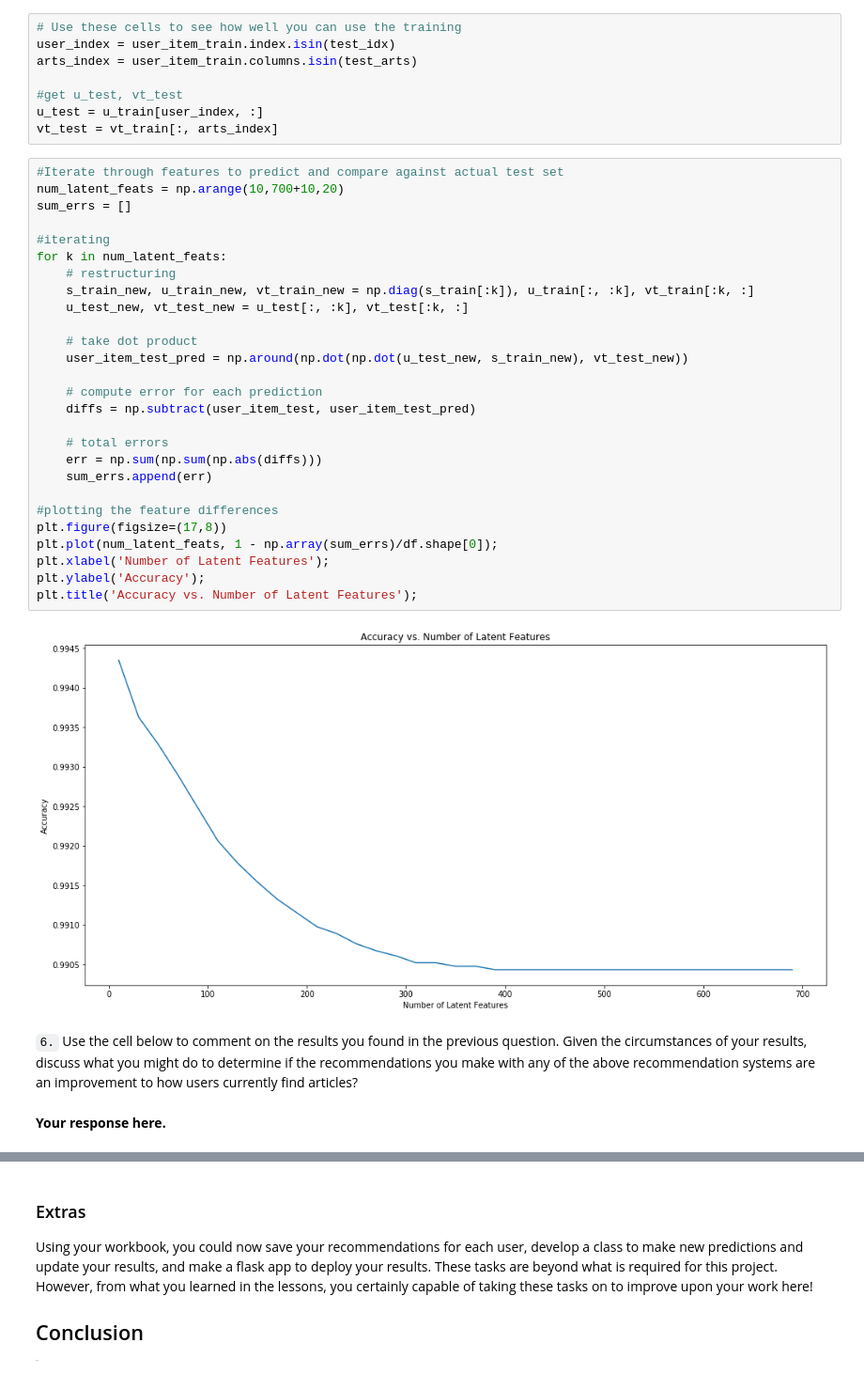
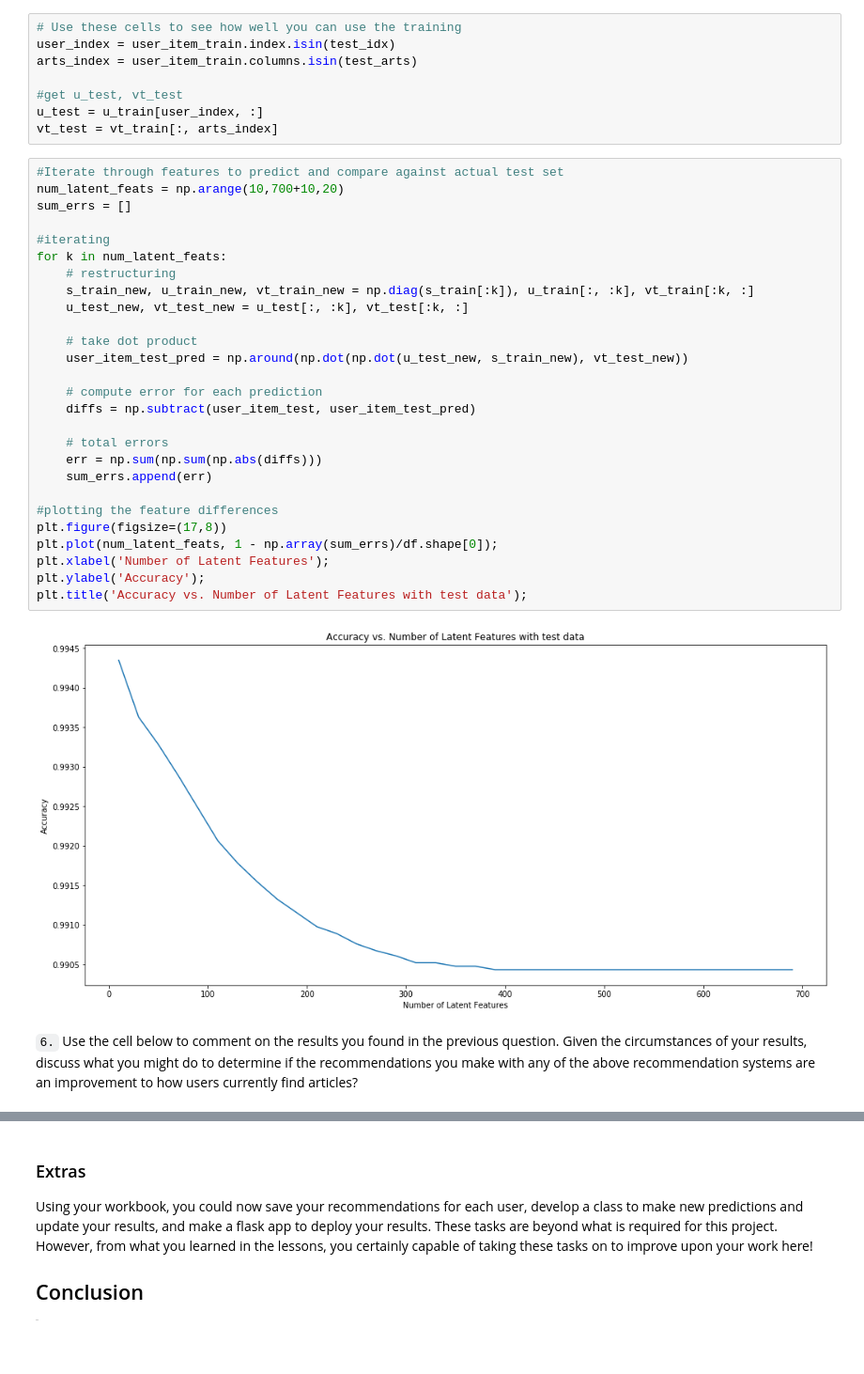
Before and after one commit to pandeyab/Recommendations_with_IBM_Watson, a Jupyter notebook: Recommendations_with_IBM.ipynb, the cells around one changed output, grey strips where cells are left out. Shown: that part at 94% size. Cells and saved outputs as stored; diff of their text form; blank space fills up the shorter version.

```diff
--- a/Recommendations_with_IBM.ipynb
+++ b/Recommendations_with_IBM.ipynb
@@ -836,33 +840,31 @@ vt_test = vt_train[:, arts_index]
 # %%
 #Iterate through features to predict and compare against actual test set
 num_latent_feats = np.arange(10,700+10,20)
 sum_errs = []
 
 #iterating
 for k in num_latent_feats:
     # restructuring
     s_train_new, u_train_new, vt_train_new = np.diag(s_train[:k]), u_train[:, :k], vt_train[:k, :]
     u_test_new, vt_test_new = u_test[:, :k], vt_test[:k, :]
 
     # take dot product
     user_item_test_pred = np.around(np.dot(np.dot(u_test_new, s_train_new), vt_test_new))
 
     # compute error for each prediction
     diffs = np.subtract(user_item_test, user_item_test_pred)
 
     # total errors
     err = np.sum(np.sum(np.abs(diffs)))
     sum_errs.append(err)
 
 #plotting the feature differences
 plt.figure(figsize=(17,8))
 plt.plot(num_latent_feats, 1 - np.array(sum_errs)/df.shape[0]);
 plt.xlabel('Number of Latent Features');
 plt.ylabel('Accuracy');
-plt.title('Accuracy vs. Number of Latent Features');
+plt.title('Accuracy vs. Number of Latent Features with test data');
 # %% [output]
-[figure, old version]
+[figure, new version]
 # %% [markdown]
 `6.` Use the cell below to comment on the results you found in the previous question. Given the circumstances of your results, discuss what you might do to determine if the recommendations you make with any of the above recommendation systems are an improvement to how users currently find articles?
-# %% [markdown]
-**Your response here.**
```
Also changed, not shown: parts of 6 cells of this notebook, 1 other file.
